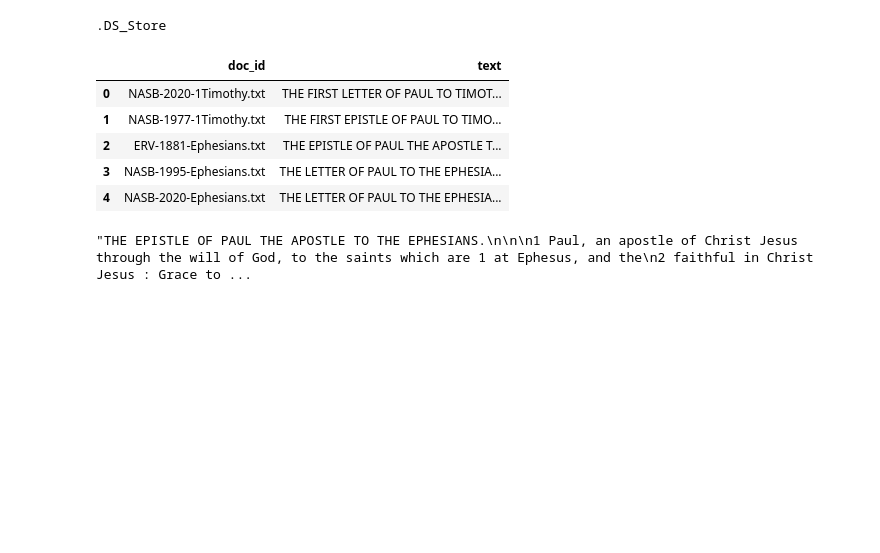
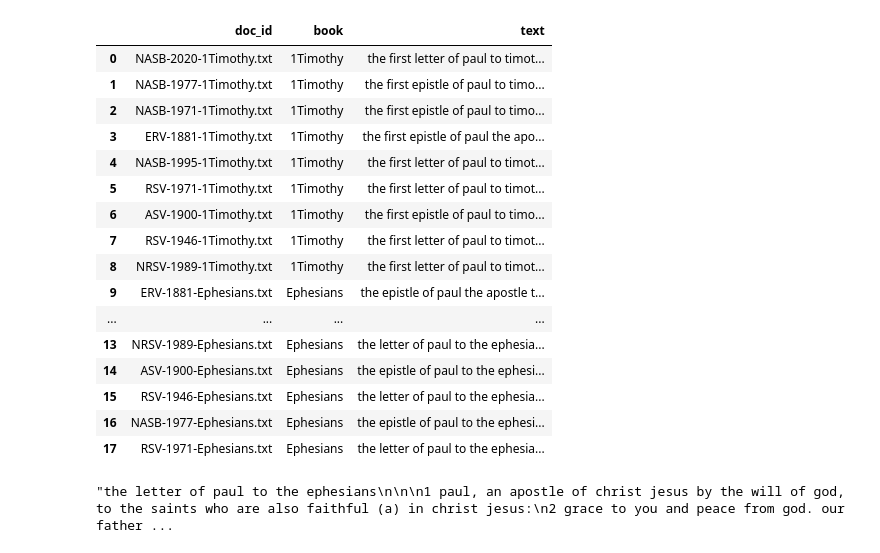
Before and after one commit to jerielizabeth/REL560-VersionedBibles, a Jupyter notebook: code/FT-Named-Entity-Recognition-and-Natural-Language-Processing.ipynb, the cells around one changed output. Cells and saved outputs as stored; diff of their text form; code cells hidden in the pictures; blank space fills up the shorter version.

```diff
--- a/code/FT-Named-Entity-Recognition-and-Natural-Language-Processing.ipynb
+++ b/code/FT-Named-Entity-Recognition-and-Natural-Language-Processing.ipynb
@@ -5,44 +5,70 @@ import nltk
 import os
 import pandas as pd
 # %%
+### Load texts into a dataframe (written as list, shorter version)
+
+# Create function that changes the text
+
+def preprocessing_function(content):
+#   lines of code here that change the text
+    content = content.lower()
+
+    return content
+
+
 source_dir = "../data/analysis_data/bibles-txt-ft/"
+
+books = ['1Timothy', 'Ephesians']
 
 texts = []
 
-for filename in os.listdir(source_dir):
-    if filename.startswith('.'):
-        print(filename)
-        pass
-    else:
-        with open(os.path.join(source_dir, filename), 'r') as obit:
-            content = obit.read()
-        texts.append(
-            {
-                "doc_id": filename,
-                "text": content
-            }
-        )
+
+for book in books:
+    for filename in os.listdir(source_dir):
+        if filename.endswith(book+".txt"):
+            with open(os.path.join(source_dir, filename), 'r') as obit:
+                content = obit.read()
+#               Apply cleaned content code
+                cleaned_content = preprocessing_function(content)
+            texts.append(
+                {
+                    "doc_id": filename,
+                    "book": book,
+                    "text": cleaned_content
+                }
+            )
+        else:
+            pass
 
 texts_df = pd.DataFrame(texts)
-
-texts_df.head()
+texts_df.head(20)
 # %% [output]
-.DS_Store
-|  | doc_id | text |
-| 0 | NASB-2020-1Timothy.txt | THE FIRST LETTER OF PAUL TO TIMOT... |
-| 1 | NASB-1977-1Timothy.txt | THE FIRST EPISTLE OF PAUL TO TIMO... |
-| 2 | ERV-1881-Ephesians.txt | THE EPISTLE OF PAUL THE APOSTLE T... |
-| 3 | NASB-1995-Ephesians.txt | THE LETTER OF PAUL TO THE EPHESIA... |
-| 4 | NASB-2020-Ephesians.txt | THE LETTER OF PAUL TO THE EPHESIA... |
+|  | doc_id | book | text |
+| 0 | NASB-2020-1Timothy.txt | 1Timothy | the first letter of paul to timot... |
+| 1 | NASB-1977-1Timothy.txt | 1Timothy | the first epistle of paul to timo... |
+| 2 | NASB-1971-1Timothy.txt | 1Timothy | the first epistle of paul to timo... |
+| 3 | ERV-1881-1Timothy.txt | 1Timothy | the first epistle of paul the apo... |
+| 4 | NASB-1995-1Timothy.txt | 1Timothy | the first letter of paul to timot... |
+| 5 | RSV-1971-1Timothy.txt | 1Timothy | the first letter of paul to timot... |
+| 6 | ASV-1900-1Timothy.txt | 1Timothy | the first epistle of paul to timo... |
+| 7 | RSV-1946-1Timothy.txt | 1Timothy | the first letter of paul to timot... |
+| 8 | NRSV-1989-1Timothy.txt | 1Timothy | the first letter of paul to timot... |
+| 9 | ERV-1881-Ephesians.txt | Ephesians | the epistle of paul the apostle t... |
+| ... | ... | ... | ... |
+| 13 | NRSV-1989-Ephesians.txt | Ephesians | the letter of paul to the ephesia... |
+| 14 | ASV-1900-Ephesians.txt | Ephesians | the epistle of paul to the ephesi... |
+| 15 | RSV-1946-Ephesians.txt | Ephesians | the letter of paul to the ephesia... |
+| 16 | NASB-1977-Ephesians.txt | Ephesians | the epistle of paul to the ephesi... |
+| 17 | RSV-1971-Ephesians.txt | Ephesians | the letter of paul to the ephesia... |
 # %%
 # [Pick which text to focus on]
 
-texts_df.iloc[2]['text']
-ethel = texts_df.iloc[2]['text']
+texts_df.iloc[15]['text']
+ethel = texts_df.iloc[15]['text']
 
 ethel
 # %% [output]
-"THE EPISTLE OF PAUL THE APOSTLE TO THE EPHESIANS.\n\n\n1 Paul, an apostle of Christ Jesus through the will of God, to the saints which are 1 at Ephesus, and the\n2 faithful in Christ Jesus : Grace to ...
+"the letter of paul to the ephesians\n\n\n1 paul, an apostle of christ jesus by the will of god, to the saints who are also faithful (a) in christ jesus:\n2 grace to you and peace from god. our father ...
 # %%
 # Splitting into sentences on period
 e_sentences = ethel.split('.')
```
Also changed, not shown: parts of 9 cells of this notebook, 1 other file.
